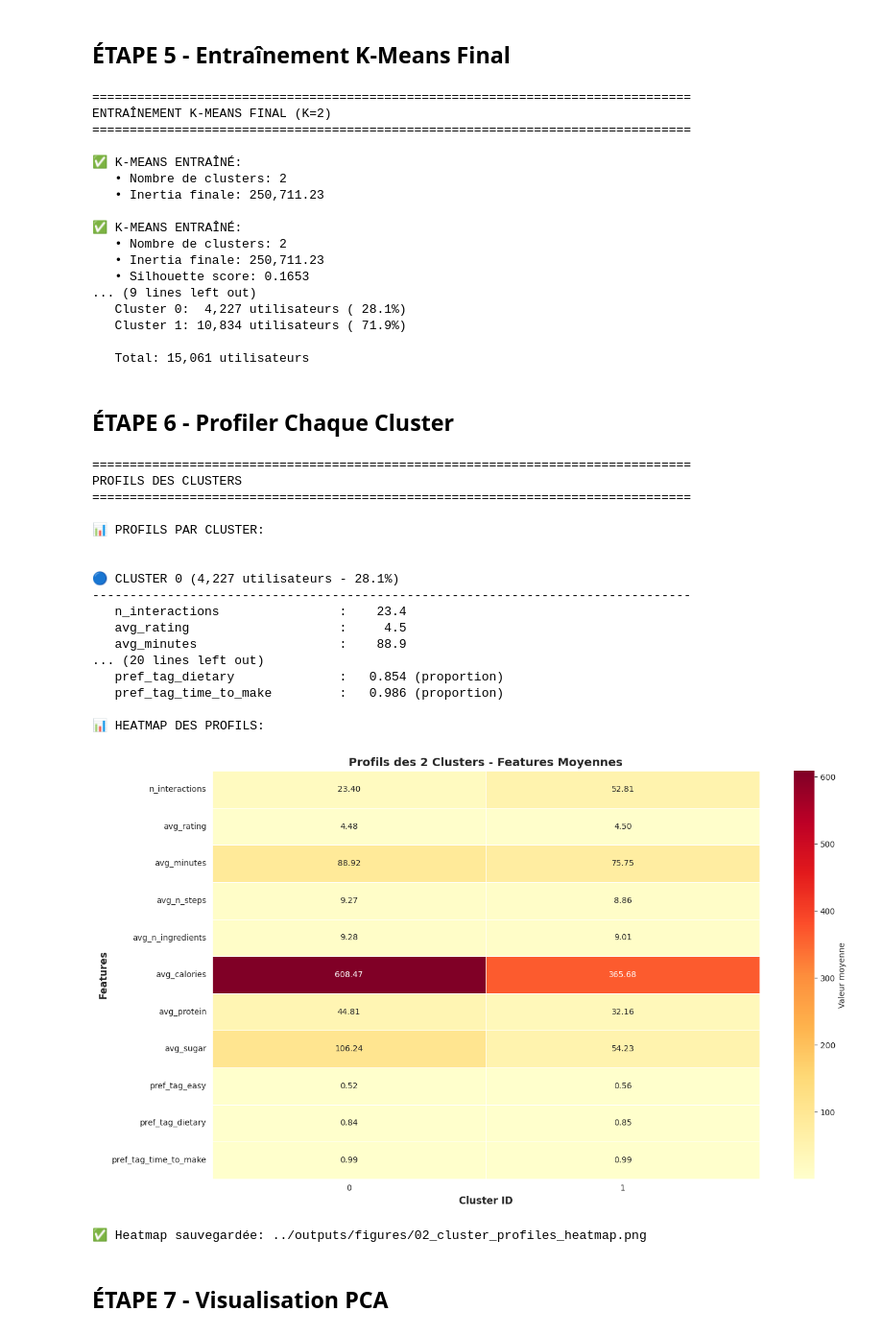
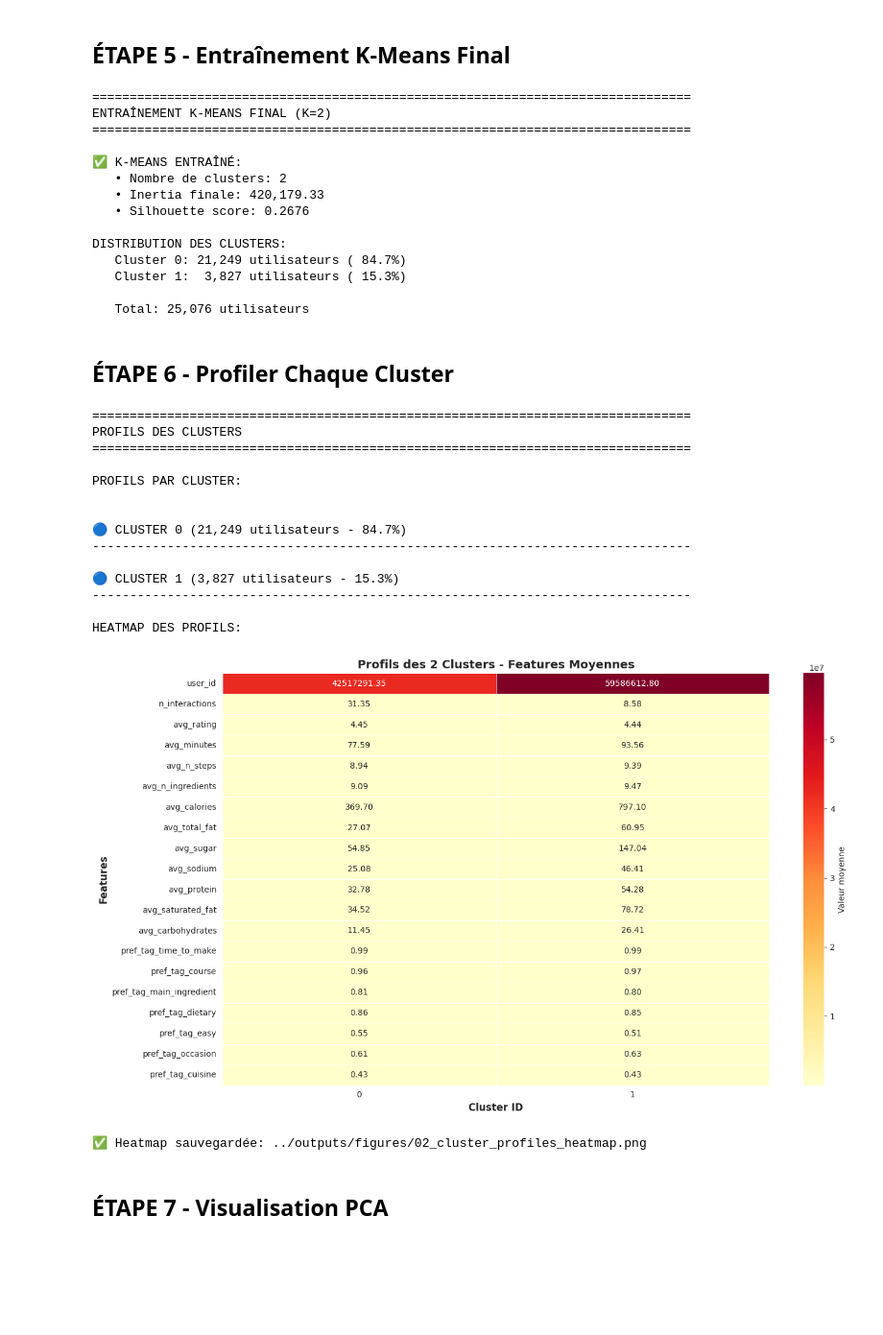
Before and after one commit to tahianahajanirina/mangetamain, a Jupyter notebook: notebooks/04_clustering_kmeans.ipynb, the cells around one changed output. Shown at 96% size. Cells and saved outputs as stored; diff of their text form; code cells hidden in the pictures; blank space fills up the shorter version.

Commit message:
- Ajout de dépendance dans pyproject.toml - Réctification et ajout des modeles de clustering pour comparer entre eux

```diff
--- a/notebooks/04_clustering_kmeans.ipynb
+++ b/notebooks/04_clustering_kmeans.ipynb
@@ -251,7 +261,7 @@ print(f'   • Inertia finale: {kmeans_final.inertia_:,.2f}')
 final_silhouette = silhouette_score(features_scaled_df.drop("cluster", axis=1), clusters)
 print(f'   • Silhouette score: {final_silhouette:.4f}')
 
-print(f'\n📊 DISTRIBUTION DES CLUSTERS:')
+print(f'\nDISTRIBUTION DES CLUSTERS:')
 cluster_counts = user_profiles['cluster'].value_counts().sort_index()
 for cluster_id in range(best_k):
     count = cluster_counts[cluster_id]
@@ -266,17 +276,14 @@ ENTRAÎNEMENT K-MEANS FINAL (K=2)
 
 ✅ K-MEANS ENTRAÎNÉ:
    • Nombre de clusters: 2
-   • Inertia finale: 250,711.23
+   • Inertia finale: 420,179.33
+   • Silhouette score: 0.2676
 
-✅ K-MEANS ENTRAÎNÉ:
-   • Nombre de clusters: 2
-   • Inertia finale: 250,711.23
-   • Silhouette score: 0.1653
-... (9 lines left out)
-   Cluster 0:  4,227 utilisateurs ( 28.1%)
-   Cluster 1: 10,834 utilisateurs ( 71.9%)
+DISTRIBUTION DES CLUSTERS:
+   Cluster 0: 21,249 utilisateurs ( 84.7%)
+   Cluster 1:  3,827 utilisateurs ( 15.3%)
 
-   Total: 15,061 utilisateurs
+   Total: 25,076 utilisateurs
 # %% [markdown]
 ## ÉTAPE 6 - Profiler Chaque Cluster
 # %%
@@ -285,68 +292,59 @@ print("PROFILS DES CLUSTERS")
 print("=" * 80)
 
 # Sélectionner les features principales pour le profiling
-features_to_show = [
-    'n_interactions', 'avg_rating',
-    'avg_minutes', 'avg_n_steps', 'avg_n_ingredients',
-    'avg_calories', 'avg_protein', 'avg_sugar',
-    'pref_tag_easy', 'pref_tag_dietary', 'pref_tag_time_to_make'
-]
 
 # Calculer les moyennes par cluster
-cluster_profiles = user_profiles.groupby('cluster')[features_to_show].mean()
+cluster_profiles = user_profiles.groupby('cluster').mean()
 
-print(f'\n📊 PROFILS PAR CLUSTER:\n')
+print(f'\nPROFILS PAR CLUSTER:\n')
 
 for cluster_id in range(best_k):
     cluster_size = len(user_profiles[user_profiles['cluster'] == cluster_id])
     pct = cluster_size / len(user_profiles) * 100
 
     print(f'\n🔵 CLUSTER {cluster_id} ({cluster_size:,} utilisateurs - {pct:.1f}%)')
     print('-' * 80)
 
-    for feature in features_to_show:
-        value = cluster_profiles.loc[cluster_id, feature]
+    # for feature in features_to_show:
+    #     value = cluster_profiles.loc[cluster_id, feature]
 
-        # Format adapté au type de feature
-        if feature.startswith('pref_'):
-            print(f'   {feature:30s}: {value:>7.3f} (proportion)')
-        elif feature.startswith('avg_'):
-            print(f'   {feature:30s}: {value:>7.1f}')
-        else:
-            print(f'   {feature:30s}: {value:>7.1f}')
+    #     # Format adapté au type de feature
+    #     if feature.startswith('pref_'):
+    #         print(f'   {feature:30s}: {value:>7.3f} (proportion)')
+    #     elif feature.startswith('avg_'):
+    #         print(f'   {feature:30s}: {value:>7.1f}')
+    #     else:
+    #         print(f'   {feature:30s}: {value:>7.1f}')
 
 # Heatmap des profils
-print(f'\n📊 HEATMAP DES PROFILS:')
+print(f'\nHEATMAP DES PROFILS:')
 plt.figure(figsize=(14, 8))
 sns.heatmap(cluster_profiles.T, annot=True, fmt='.2f', cmap='YlOrRd',
             cbar_kws={'label': 'Valeur moyenne'}, linewidths=0.5)
 plt.title(f'Profils des {best_k} Clusters - Features Moyennes', fontsize=14, fontweight='bold')
 plt.xlabel('Cluster ID', fontsize=12, fontweight='bold')
 plt.ylabel('Features', fontsize=12, fontweight='bold')
 plt.tight_layout()
 plt.savefig(OUTPUTS_FIGURES / '02_cluster_profiles_heatmap.png', dpi=150, bbox_inches='tight')
 plt.show()
 
 print(f'\n✅ Heatmap sauvegardée: {OUTPUTS_FIGURES / "02_cluster_profiles_heatmap.png"}')
 # %% [output]
 ================================================================================
 PROFILS DES CLUSTERS
 ================================================================================
 
-📊 PROFILS PAR CLUSTER:
+PROFILS PAR CLUSTER:
 
 
-🔵 CLUSTER 0 (4,227 utilisateurs - 28.1%)
+🔵 CLUSTER 0 (21,249 utilisateurs - 84.7%)
 --------------------------------------------------------------------------------
-   n_interactions                :    23.4
-   avg_rating                    :     4.5
-   avg_minutes                   :    88.9
-... (20 lines left out)
-   pref_tag_dietary              :   0.854 (proportion)
-   pref_tag_time_to_make         :   0.986 (proportion)
 
-📊 HEATMAP DES PROFILS:
+🔵 CLUSTER 1 (3,827 utilisateurs - 15.3%)
+--------------------------------------------------------------------------------
+
+HEATMAP DES PROFILS:
-[figure, old version]
+[figure, new version]
 ✅ Heatmap sauvegardée: ../outputs/figures/02_cluster_profiles_heatmap.png
 # %% [markdown]
 ## ÉTAPE 7 - Visualisation PCA
```
Also changed, not shown: parts of 27 cells of this notebook, 4 other files.
